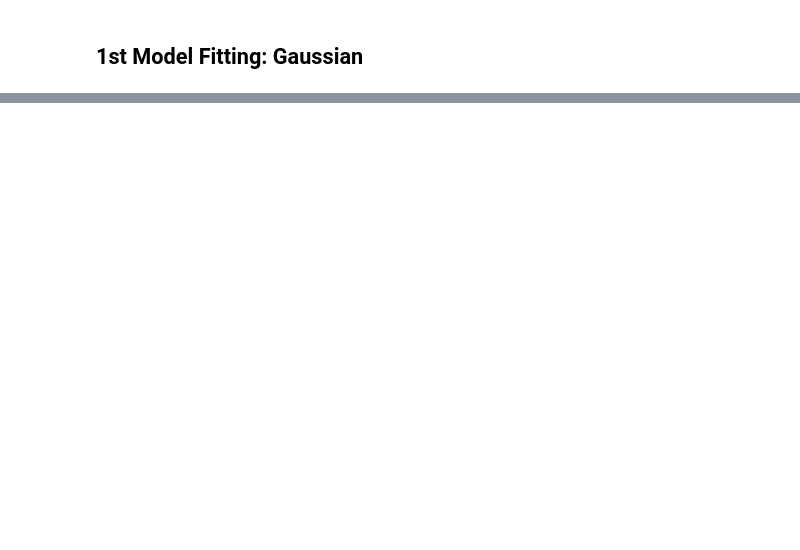
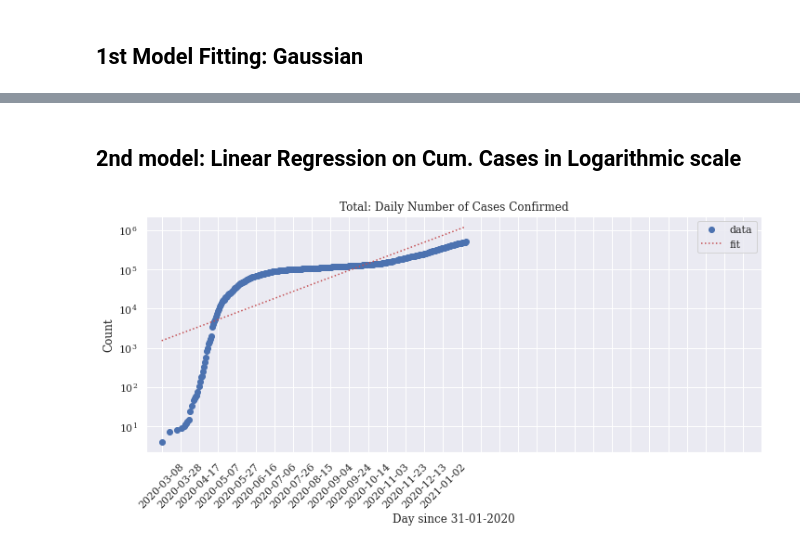
Before and after one commit to twiskle/covid19_data, a Jupyter notebook: covid19_model_canada.ipynb, the cells around one changed output, grey strips where cells are left out. Saved outputs shown, nothing was run; the diff lists cells and outputs as text; code cells hidden in the pictures; blank space fills up the shorter version.

Commit message:
Update covid19_model_canada.ipynb
-updated to December 20th, 2020
-modified 2nd model to Linear Regression on cumulative cases in Log scale

```diff
--- a/covid19_model_canada.ipynb
+++ b/covid19_model_canada.ipynb
@@ -458,0 +408,54 @@ for cur_df in df:
+# %% [markdown]
+## 2nd model: Linear Regression on Cum. Cases in Logarithmic scale
+# %%
+for cur_df in df[0:1][:]:
+    xdata = cur_df.index
+    x_data_2 = [try_parsing_date(x) for x in xdata]
+    #print(xdata)
+    ydata = cur_df.iloc[:, 1]#.transpose()
+    ydata.dropna(inplace=True)
+    #print(np.isfinite(ydata).all())
+    #print(ydata)
+
+    x_data_in_sec = [int(x.timestamp()) - int(x_data_2[0].timestamp()) for x in x_data_2]
+    x_data_in_day  = [x / 3600 / 24 for x in x_data_in_sec]
+
+    # curve fit, in log scale for y
+    m, c = np.polyfit(x_data_in_day, np.log(ydata), 1) # fit log(y) = m*log(x) + c
+    y_fit = np.exp([m*x + c for x in x_data_in_day]) # calculate the fitted values of y
+
+    #Plot: log scale in y-axis
+    fig,ax = plt.subplots(1, 1, figsize=(10,5))
+    ax.set_yscale('log', basey=10)
+
+    plt.rcParams.update({'font.size': 42})
+    plt.rcParams.update({'figure.autolayout': True, 'font.size': 5, 'font.family': 'serif', 'font.sans-serif': ['Helvetica']})
+
+    plt.plot(x_data_in_day, ydata, 'bo', label='data')
+    plt.plot(x_data_in_day, y_fit, 'r:', label='fit')
+
+    plt.xticks(np.arange(0, max(x_data_in_day) + max(x_extend), step = 20), labels = xdisplay[::20], rotation=45)
+    plt.xlabel('Day since '+xdata[0])
+    plt.ylabel('Count')
+    plt.title(cur_df['Province'][0] + ': Daily Number of Cases Confirmed')
+    plt.legend()
+    plt.show()
+
+
+    '''
+    #Plot: log scale in y-axis
+    fig,ax = plt.subplots(1, 1, figsize=(10,5))
+    ax.set_yscale('log', basey=10)
+
+    ax.plot(x_data_in_day, ydata, 'bo', label='data')
+    ax.plot(x_data_in_day, y_fit, 'r:', label='fit')
+
+    plt.xticks(np.arange(0, max(x_data_in_day) + max(x_extend), step = 20), labels = xdisplay[::20], rotation=45)
+    #ax.set_xticks(np.arange(0, max(x_data_in_day) + max(x_extend), step = 50))
+    ax.set_xlabel('Day since '+xdata[0])
+    ax.set_ylabel('Cumulative confirmed cases [Log scale]')
+    ax.set_title(cur_df['Province'][0] + ' : Number of Cases Confirmed')
+
+    '''
+# %% [output]
+[figure, added]
```
Also changed, not shown: parts of 10 cells of this notebook.
